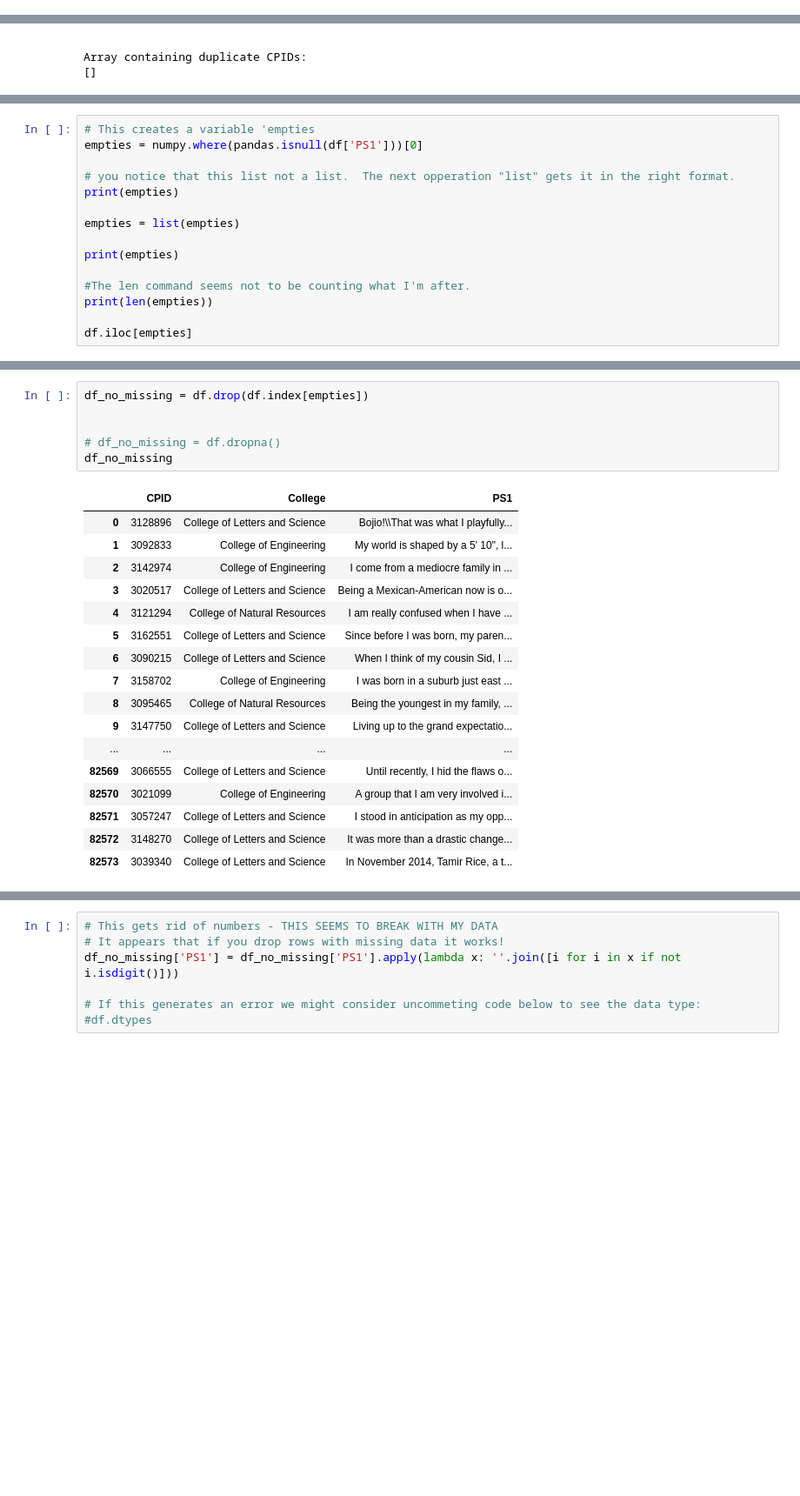
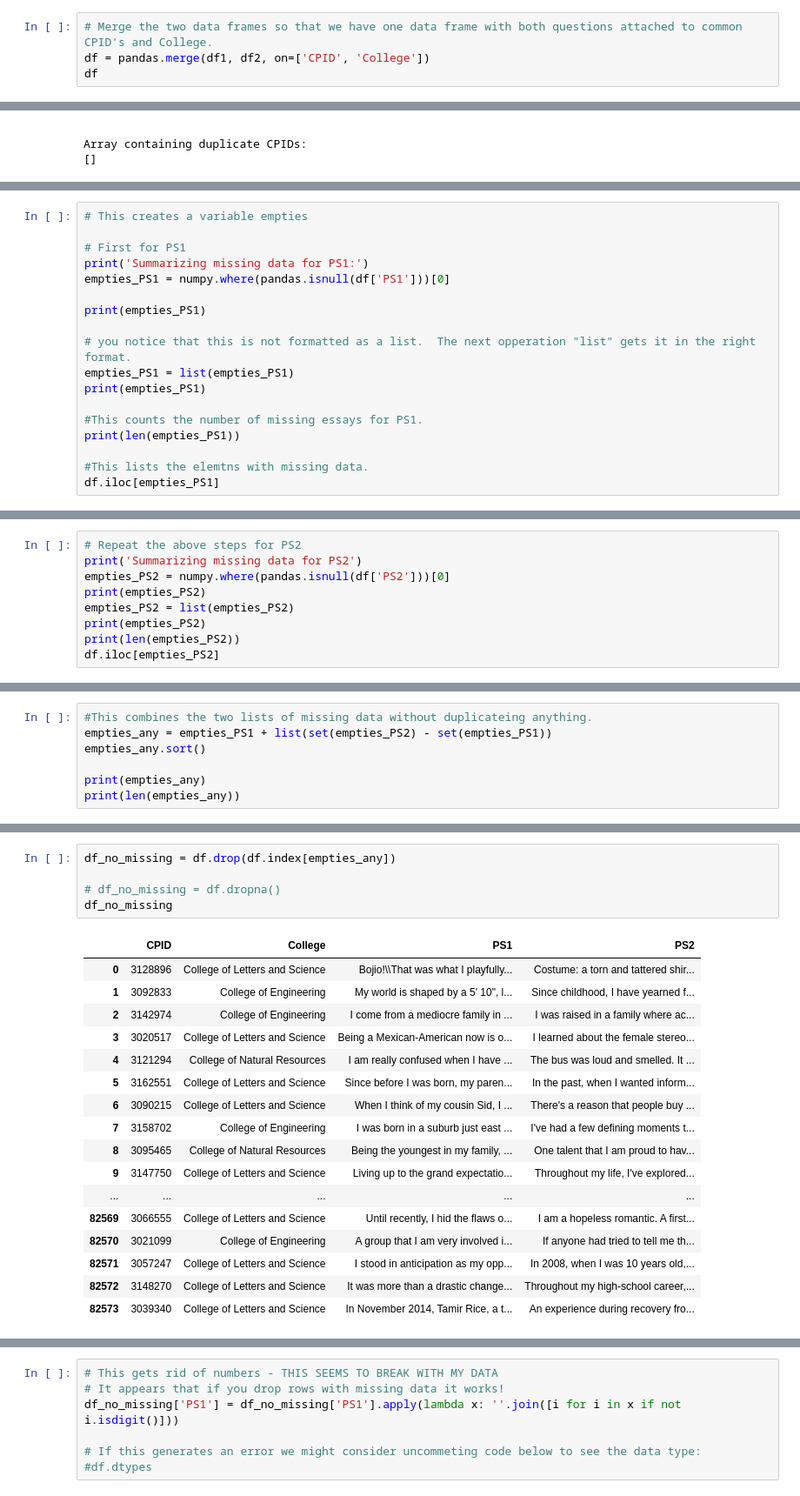
Before and after one commit to BeniamG/Admissions_Essays, a Jupyter notebook: Admissions_Essays_Full_Test_Topic_Modeling.ipynb, the cells around one changed output, grey strips where cells are left out. Shown at 87% size. Cells and saved outputs as stored; diff of their text form; blank space fills up the shorter version.

Commit message:
Fixed the Pre-processing section.
Made massive changes to the preprocessing section and above.

```diff
--- a/Admissions_Essays_Full_Test_Topic_Modeling.ipynb
+++ b/Admissions_Essays_Full_Test_Topic_Modeling.ipynb
@@ -120,0 +115,4 @@ df
+# %%
+# Merge the two data frames so that we have one data frame with both questions attached to common CPID's and College.
+df = pandas.merge(df1, df2, on=['CPID', 'College'])
+df
@@ -167,16 +204,19 @@ Array containing duplicate CPIDs:
 # %%
-# This creates a variable 'empties
-empties = numpy.where(pandas.isnull(df['PS1']))[0]
+# This creates a variable empties
 
-# you notice that this list not a list.  The next opperation "list" gets it in the right format.
-print(empties)
+# First for PS1
+print('Summarizing missing data for PS1:')
+empties_PS1 = numpy.where(pandas.isnull(df['PS1']))[0]
 
-empties = list(empties)
+print(empties_PS1)
 
-print(empties)
+# you notice that this is not formatted as a list.  The next opperation "list" gets it in the right format.
+empties_PS1 = list(empties_PS1)
+print(empties_PS1)
 
-#The len command seems not to be counting what I'm after.
-print(len(empties))
+#This counts the number of missing essays for PS1.
+print(len(empties_PS1))
 
-df.iloc[empties]
+#This lists the elemtns with missing data.
+df.iloc[empties_PS1]
 # %% [output]
@@ -206,0 +246,9 @@ Drop the missing data using.
+# %%
+# Repeat the above steps for PS2
+print('Summarizing missing data for PS2')
+empties_PS2 = numpy.where(pandas.isnull(df['PS2']))[0]
+print(empties_PS2)
+empties_PS2 = list(empties_PS2)
+print(empties_PS2)
+print(len(empties_PS2))
+df.iloc[empties_PS2]
@@ -206,0 +281,7 @@ Drop the missing data using.
+# %%
+#This combines the two lists of missing data without duplicateing anything.
+empties_any = empties_PS1 + list(set(empties_PS2) - set(empties_PS1))
+empties_any.sort()
+
+print(empties_any)
+print(len(empties_any))
@@ -207,24 +295,23 @@ Drop the missing data using.
 # %%
-df_no_missing = df.drop(df.index[empties])
-
+df_no_missing = df.drop(df.index[empties_any])
 
 # df_no_missing = df.dropna()
 df_no_missing
 # %% [output]
-|  | CPID | College | PS1 |
-| 0 | 3128896 | College of Letters and Science | Bojio!\\That was what I playfully... |
-| 1 | 3092833 | College of Engineering | My world is shaped by a 5' 10", l... |
-| 2 | 3142974 | College of Engineering | I come from a mediocre family in ... |
-| 3 | 3020517 | College of Letters and Science | Being a Mexican-American now is o... |
-| 4 | 3121294 | College of Natural Resources | I am really confused when I have ... |
-| 5 | 3162551 | College of Letters and Science | Since before I was born, my paren... |
-| 6 | 3090215 | College of Letters and Science | When I think of my cousin Sid, I ... |
-| 7 | 3158702 | College of Engineering | I was born in a suburb just east ... |
-| 8 | 3095465 | College of Natural Resources | Being the youngest in my family, ... |
-| 9 | 3147750 | College of Letters and Science | Living up to the grand expectatio... |
-| ... | ... | ... | ... |
-| 82569 | 3066555 | College of Letters and Science | Until recently, I hid the flaws o... |
-| 82570 | 3021099 | College of Engineering | A group that I am very involved i... |
-| 82571 | 3057247 | College of Letters and Science | I stood in anticipation as my opp... |
-| 82572 | 3148270 | College of Letters and Science | It was more than a drastic change... |
-| 82573 | 3039340 | College of Letters and Science | In November 2014, Tamir Rice, a t... |
+|  | CPID | College | PS1 | PS2 |
+| 0 | 3128896 | College of Letters and Science | Bojio!\\That was what I playfully... | Costume: a torn and tattered shir... |
+| 1 | 3092833 | College of Engineering | My world is shaped by a 5' 10", l... | Since childhood, I have yearned f... |
+| 2 | 3142974 | College of Engineering | I come from a mediocre family in ... | I was raised in a family where ac... |
+| 3 | 3020517 | College of Letters and Science | Being a Mexican-American now is o... | I learned about the female stereo... |
+| 4 | 3121294 | College of Natural Resources | I am really confused when I have ... | The bus was loud and smelled. It ... |
+| 5 | 3162551 | College of Letters and Science | Since before I was born, my paren... | In the past, when I wanted inform... |
+| 6 | 3090215 | College of Letters and Science | When I think of my cousin Sid, I ... | There's a reason that people buy ... |
+| 7 | 3158702 | College of Engineering | I was born in a suburb just east ... | I've had a few defining moments t... |
+| 8 | 3095465 | College of Natural Resources | Being the youngest in my family, ... | One talent that I am proud to hav... |
+| 9 | 3147750 | College of Letters and Science | Living up to the grand expectatio... | Throughout my life, I've explored... |
+| ... | ... | ... | ... | ... |
+| 82569 | 3066555 | College of Letters and Science | Until recently, I hid the flaws o... | I am a hopeless romantic. A first... |
+| 82570 | 3021099 | College of Engineering | A group that I am very involved i... | If anyone had tried to tell me th... |
+| 82571 | 3057247 | College of Letters and Science | I stood in anticipation as my opp... | In 2008, when I was 10 years old,... |
+| 82572 | 3148270 | College of Letters and Science | It was more than a drastic change... | Throughout my high-school career,... |
+| 82573 | 3039340 | College of Letters and Science | In November 2014, Tamir Rice, a t... | An experience during recovery fro... |
```
Also changed, not shown: parts of 70 cells of this notebook.
